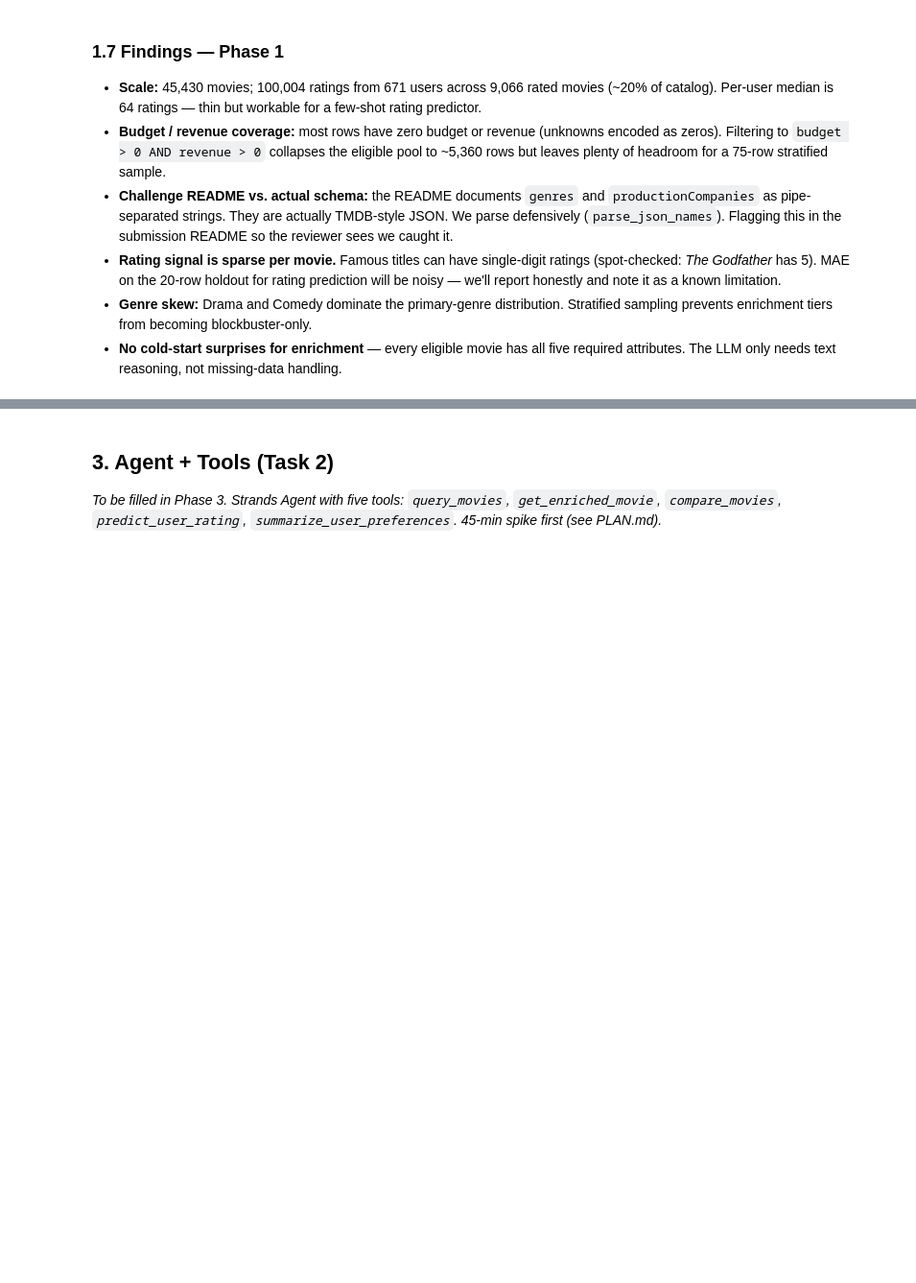
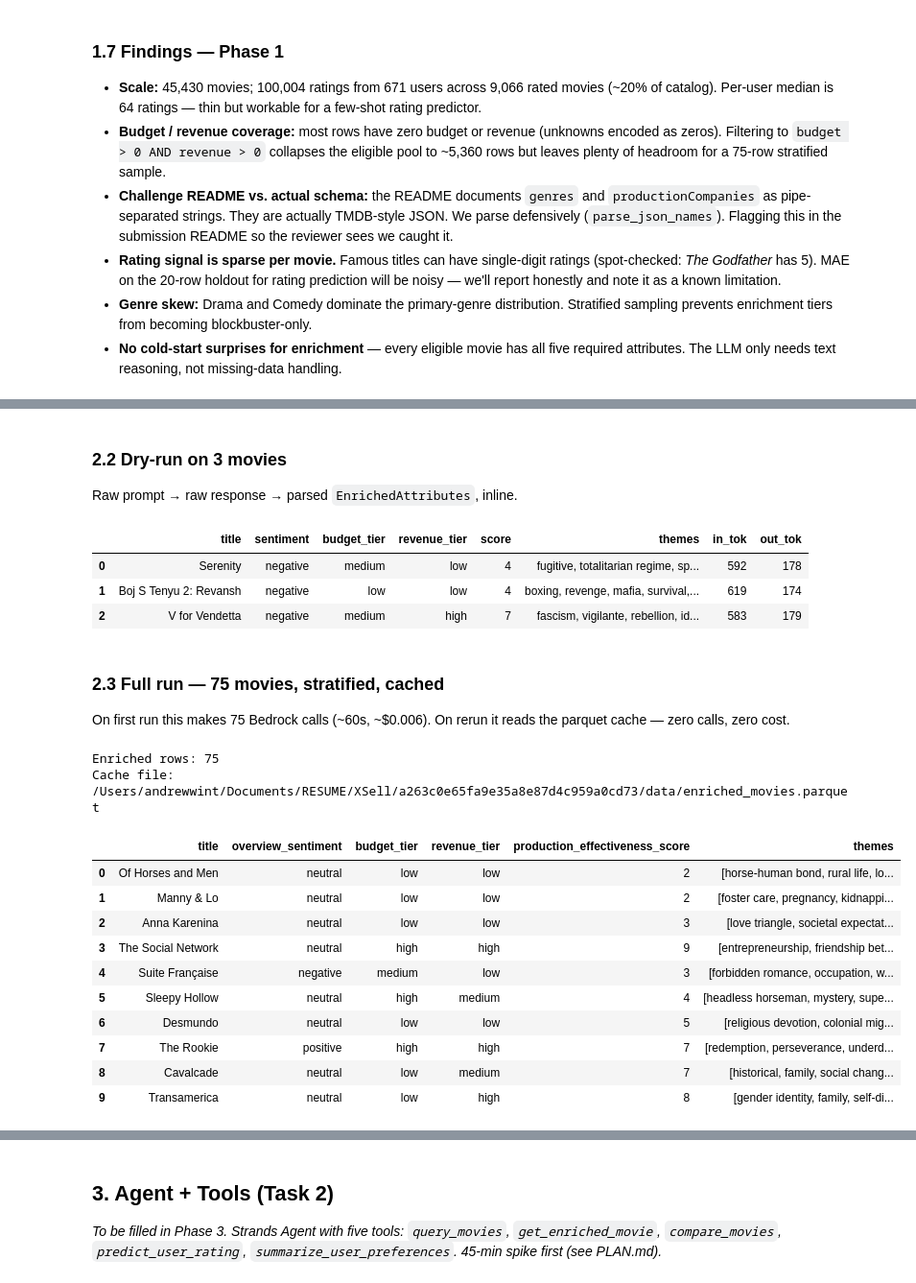
Before and after one commit to andrewwint/a263c0e65fa9e35a8e87d4c959a0cd73, a Jupyter notebook: notebooks/movie_system.ipynb, the cells around one changed output, grey strips where cells are left out. Shown at 96% size. Saved outputs shown, nothing was run; the diff lists cells and outputs as text; code cells hidden in the pictures; blank space fills up the shorter version.

```diff
--- a/notebooks/movie_system.ipynb
+++ b/notebooks/movie_system.ipynb
@@ -216,0 +255,48 @@ summary.style.format("{:.1f}")
+# %% [markdown]
+### 2.2 Dry-run on 3 movies
+
+Raw prompt → raw response → parsed `EnrichedAttributes`, inline.
+# %%
+dry_rows = []
+for _, row in sample_dry.iterrows():
+    attrs, in_t, out_t, _ = enrich.enrich_one(row.to_dict())
+    dry_rows.append({
+        "title": row["title"],
+        "sentiment": attrs.overview_sentiment,
+        "budget_tier": attrs.budget_tier,
+        "revenue_tier": attrs.revenue_tier,
+        "score": attrs.production_effectiveness_score,
+        "themes": ", ".join(attrs.themes),
+        "in_tok": in_t,
+        "out_tok": out_t,
+    })
+pd.DataFrame(dry_rows)
+# %% [output]
+|  | title | sentiment | budget_tier | revenue_tier | score | themes | in_tok | out_tok |
+| 0 | Serenity | negative | medium | low | 4 | fugitive, totalitarian regime, sp... | 592 | 178 |
+| 1 | Boj S Tenyu 2: Revansh | negative | low | low | 4 | boxing, revenge, mafia, survival,... | 619 | 174 |
+| 2 | V for Vendetta | negative | medium | high | 7 | fascism, vigilante, rebellion, id... | 583 | 179 |
+# %% [markdown]
+### 2.3 Full run — 75 movies, stratified, cached
+
+On first run this makes 75 Bedrock calls (~60s, ~$0.006). On rerun it reads the parquet cache — zero calls, zero cost.
+# %%
+sample_75 = enrich.sample_movies(n=75, random_state=42)
+enriched = enrich.enrich_all(sample_75)
+print(f"Enriched rows: {len(enriched)}")
+print(f"Cache file:    {enrich.CACHE_PATH}")
+enriched.head(10)[["title", "overview_sentiment", "budget_tier", "revenue_tier", "production_effectiveness_score", "themes"]]
+# %% [output]
+Enriched rows: 75
+Cache file:    /Users/andrewwint/Documents/RESUME/XSell/a263c0e65fa9e35a8e87d4c959a0cd73/data/enriched_movies.parquet
+|  | title | overview_sentiment | budget_tier | revenue_tier | production_effectiveness_score | themes |
+| 0 | Of Horses and Men | neutral | low | low | 2 | [horse-human bond, rural life, lo... |
+| 1 | Manny & Lo | neutral | low | low | 2 | [foster care, pregnancy, kidnappi... |
+| 2 | Anna Karenina | neutral | low | low | 3 | [love triangle, societal expectat... |
+| 3 | The Social Network | neutral | high | high | 9 | [entrepreneurship, friendship bet... |
+| 4 | Suite Française | negative | medium | low | 3 | [forbidden romance, occupation, w... |
+| 5 | Sleepy Hollow | neutral | high | medium | 4 | [headless horseman, mystery, supe... |
+| 6 | Desmundo | neutral | low | low | 5 | [religious devotion, colonial mig... |
+| 7 | The Rookie | positive | high | high | 7 | [redemption, perseverance, underd... |
+| 8 | Cavalcade | neutral | low | medium | 7 | [historical, family, social chang... |
+| 9 | Transamerica | neutral | low | high | 8 | [gender identity, family, self-di... |
```
Also changed, not shown: parts of 11 cells of this notebook, 8 other files.
